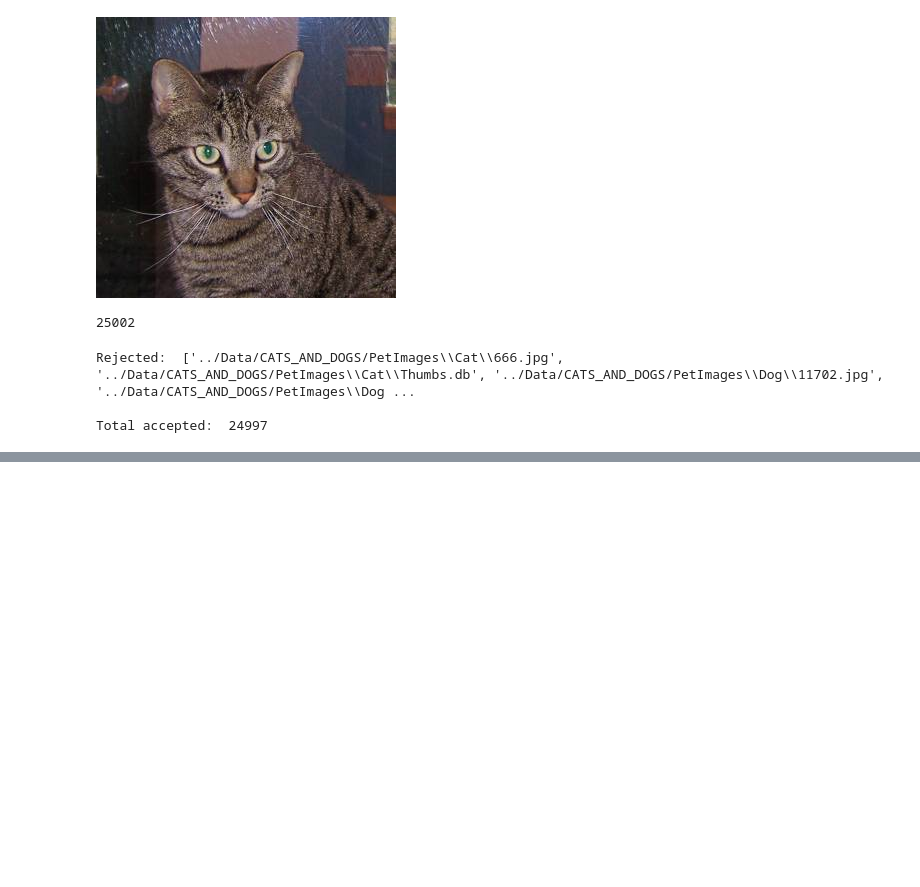
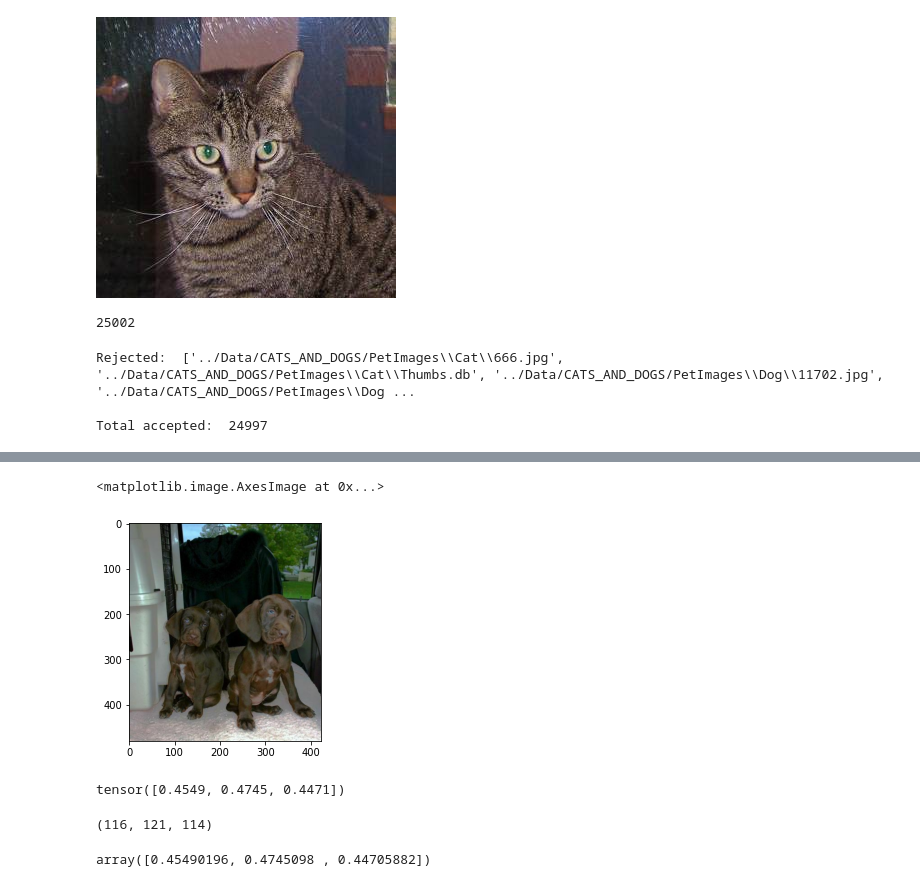
Before and after one commit to mr-rhombus/ML-Bootcamp, a Jupyter notebook: PyTorch/CNNs/real_images_cnn.ipynb, the cells around one changed output, grey strips where cells are left out. Cells and saved outputs as stored; diff of their text form; code cells hidden in the pictures; blank space fills up the shorter version.

```diff
--- a/PyTorch/CNNs/real_images_cnn.ipynb
+++ b/PyTorch/CNNs/real_images_cnn.ipynb
@@ -64,0 +148,18 @@ Total accepted:  24997
+# %%
+plt.imshow(np.transpose(im.numpy(), (1,2,0)))
+# %% [output]
+<matplotlib.image.AxesImage at 0x...>
+[figure, added]
+# %%
+# Notice above that after converting the image to a numpy arrya, the pixel values are normalized
+im[:,0,0]
+# %% [output]
+tensor([0.4549, 0.4745, 0.4471])
+# %%
+dog.getpixel((0,0))
+# %% [output]
+(116, 121, 114)
+# %%
+np.array((116,121,114))/255
+# %% [output]
+array([0.45490196, 0.4745098 , 0.44705882])
```
Also changed, not shown: parts of 17 cells of this notebook.
